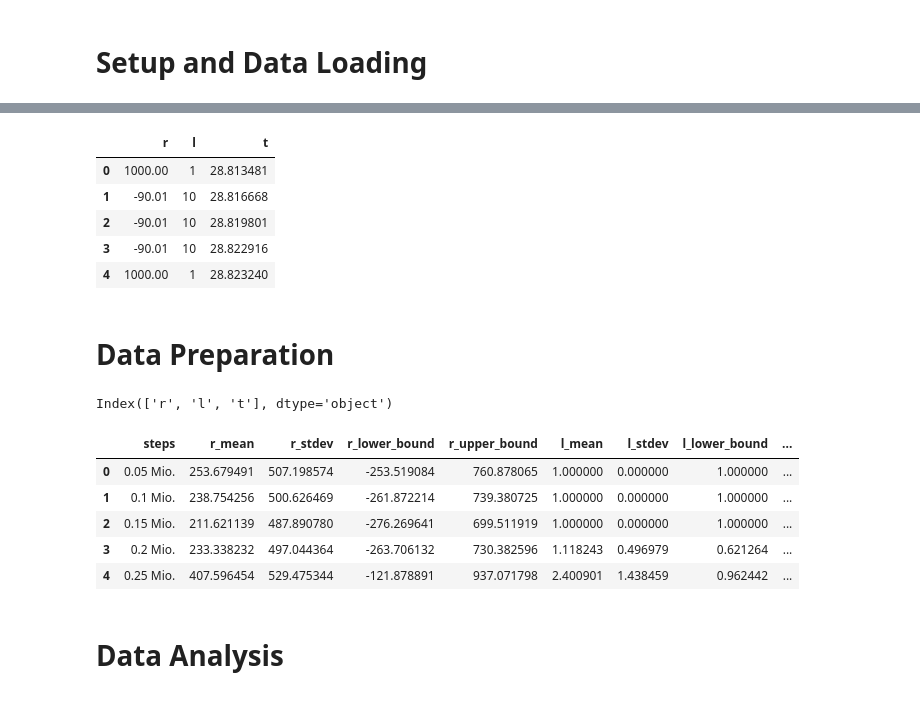
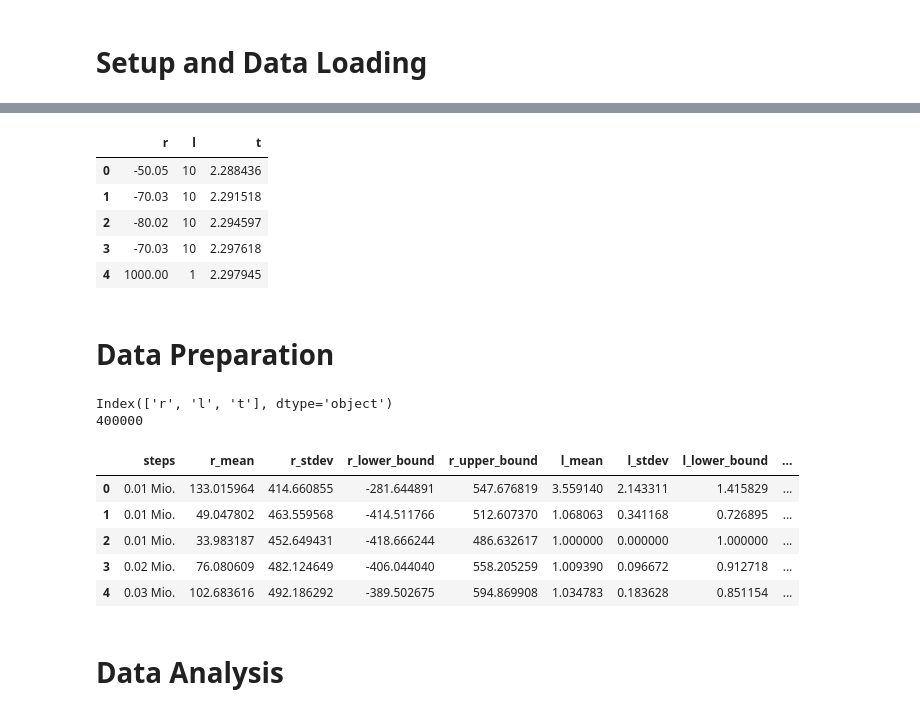
Before and after one commit to westoun/qcs-rl, a Jupyter notebook: evaluation.ipynb, the cells around one changed output, grey strips where cells are left out. Saved outputs shown, nothing was run; the diff lists cells and outputs as text; code cells hidden in the pictures.

```diff
--- a/evaluation.ipynb
+++ b/evaluation.ipynb
@@ -30,15 +30,15 @@ plt.rcParams["figure.dpi"] = 120
 # %%
 LOG_DIR = "logs"
 # %%
-test_df_raw = pd.read_csv(f"{LOG_DIR}/eval.monitor.csv", skiprows=1)
+test_df_raw = pd.read_csv(f"{LOG_DIR}/2q_base/test_1.monitor.csv", skiprows=1)
 test_df_raw.head()
 # %% [output]
 |  | r | l | t |
-| 0 | 1000.00 | 1 | 28.813481 |
-| 1 | -90.01 | 10 | 28.816668 |
-| 2 | -90.01 | 10 | 28.819801 |
-| 3 | -90.01 | 10 | 28.822916 |
-| 4 | 1000.00 | 1 | 28.823240 |
+| 0 | -50.05 | 10 | 2.288436 |
+| 1 | -70.03 | 10 | 2.291518 |
+| 2 | -80.02 | 10 | 2.294597 |
+| 3 | -70.03 | 10 | 2.297618 |
+| 4 | 1000.00 | 1 | 2.297945 |
 # %%
 # All of the following must be same as in training code.
 EPISODE_CUTOFF = 10
@@ -51,6 +51,7 @@ def compute_success_rate(data: pd.DataFrame) -> float:
     return len(data[data < EPISODE_CUTOFF]) / len(data)
 # %%
 print(test_df_raw.columns)
+print(len(test_df_raw))
 
 assert len(test_df_raw) % N_EVAL_EPISODES == 0
 
@@ -94,12 +95,13 @@ test_df = pd.DataFrame(per_eval_data)
 test_df.head()
 # %% [output]
 Index(['r', 'l', 't'], dtype='object')
+400000
 |  | steps | r_mean | r_stdev | r_lower_bound | r_upper_bound | l_mean | l_stdev | l_lower_bound | ... |
-| 0 | 0.05 Mio. | 253.679491 | 507.198574 | -253.519084 | 760.878065 | 1.000000 | 0.000000 | 1.000000 | ... |
-| 1 | 0.1 Mio. | 238.754256 | 500.626469 | -261.872214 | 739.380725 | 1.000000 | 0.000000 | 1.000000 | ... |
-| 2 | 0.15 Mio. | 211.621139 | 487.890780 | -276.269641 | 699.511919 | 1.000000 | 0.000000 | 1.000000 | ... |
-| 3 | 0.2 Mio. | 233.338232 | 497.044364 | -263.706132 | 730.382596 | 1.118243 | 0.496979 | 0.621264 | ... |
-| 4 | 0.25 Mio. | 407.596454 | 529.475344 | -121.878891 | 937.071798 | 2.400901 | 1.438459 | 0.962442 | ... |
+| 0 | 0.01 Mio. | 133.015964 | 414.660855 | -281.644891 | 547.676819 | 3.559140 | 2.143311 | 1.415829 | ... |
+| 1 | 0.01 Mio. | 49.047802 | 463.559568 | -414.511766 | 512.607370 | 1.068063 | 0.341168 | 0.726895 | ... |
+| 2 | 0.01 Mio. | 33.983187 | 452.649431 | -418.666244 | 486.632617 | 1.000000 | 0.000000 | 1.000000 | ... |
+| 3 | 0.02 Mio. | 76.080609 | 482.124649 | -406.044040 | 558.205259 | 1.009390 | 0.096672 | 0.912718 | ... |
+| 4 | 0.03 Mio. | 102.683616 | 492.186292 | -389.502675 | 594.869908 | 1.034783 | 0.183628 | 0.851154 | ... |
 # %% [markdown]
 # Data Analysis
 # %% [markdown]
```
Also changed, not shown: parts of 5 cells of this notebook, 1 other file.
